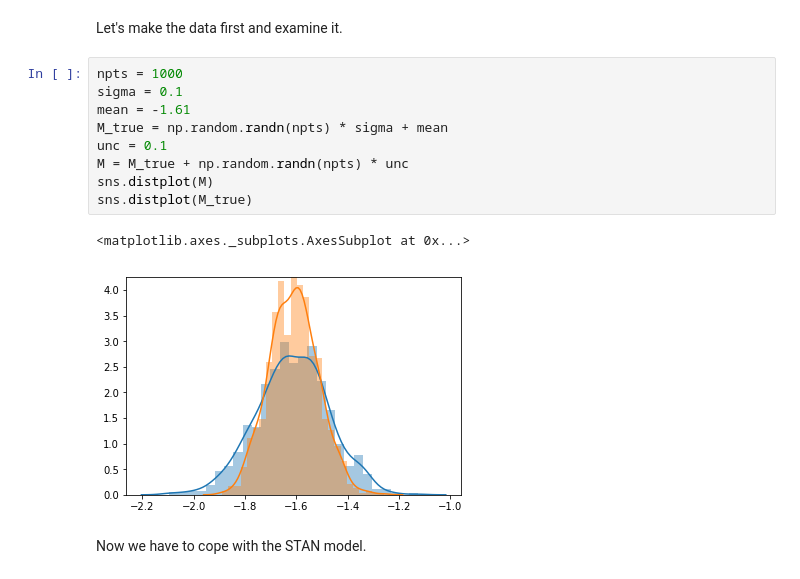
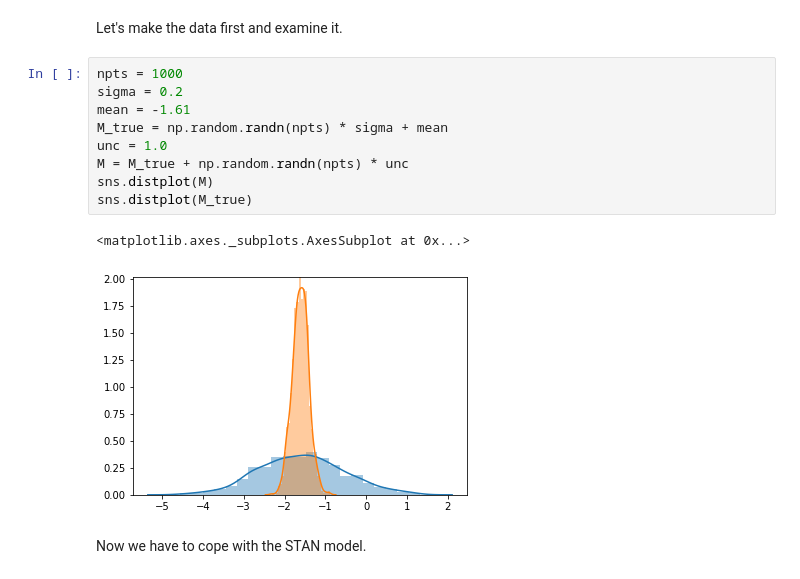
Before and after one commit to grd349/PyStanExamples, a Jupyter notebook: HierarchicalSimple.ipynb, the cells around one changed output. Saved outputs shown, nothing was run; the diff lists cells and outputs as text.

Commit message:
I'm leaving this alone for now.  Summary - the sampler struggles when sigma << unc.

```diff
--- a/HierarchicalSimple.ipynb
+++ b/HierarchicalSimple.ipynb
@@ -12,16 +12,16 @@ import seaborn as sns
 Let's make the data first and examine it.
 # %%
 npts = 1000
-sigma = 0.1
+sigma = 0.2
 mean = -1.61
 M_true = np.random.randn(npts) * sigma + mean
-unc = 0.1
+unc = 1.0
 M = M_true + np.random.randn(npts) * unc
 sns.distplot(M)
 sns.distplot(M_true)
 # %% [output]
 <matplotlib.axes._subplots.AxesSubplot at 0x...>
-[figure, old version]
+[figure, new version]
 # %% [markdown]
 Now we have to cope with the STAN model.
 # %%
```
Also changed, not shown: parts of 2 cells of this notebook.
